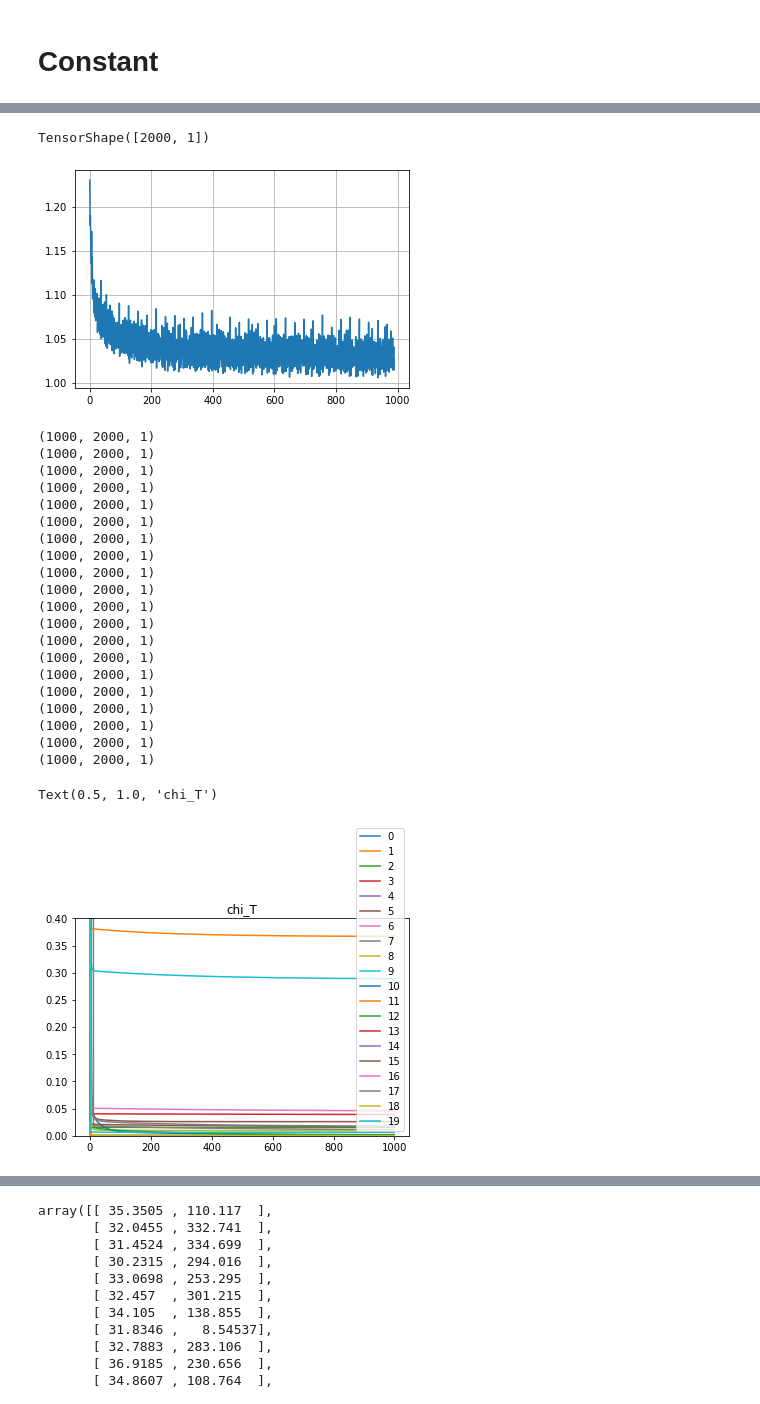
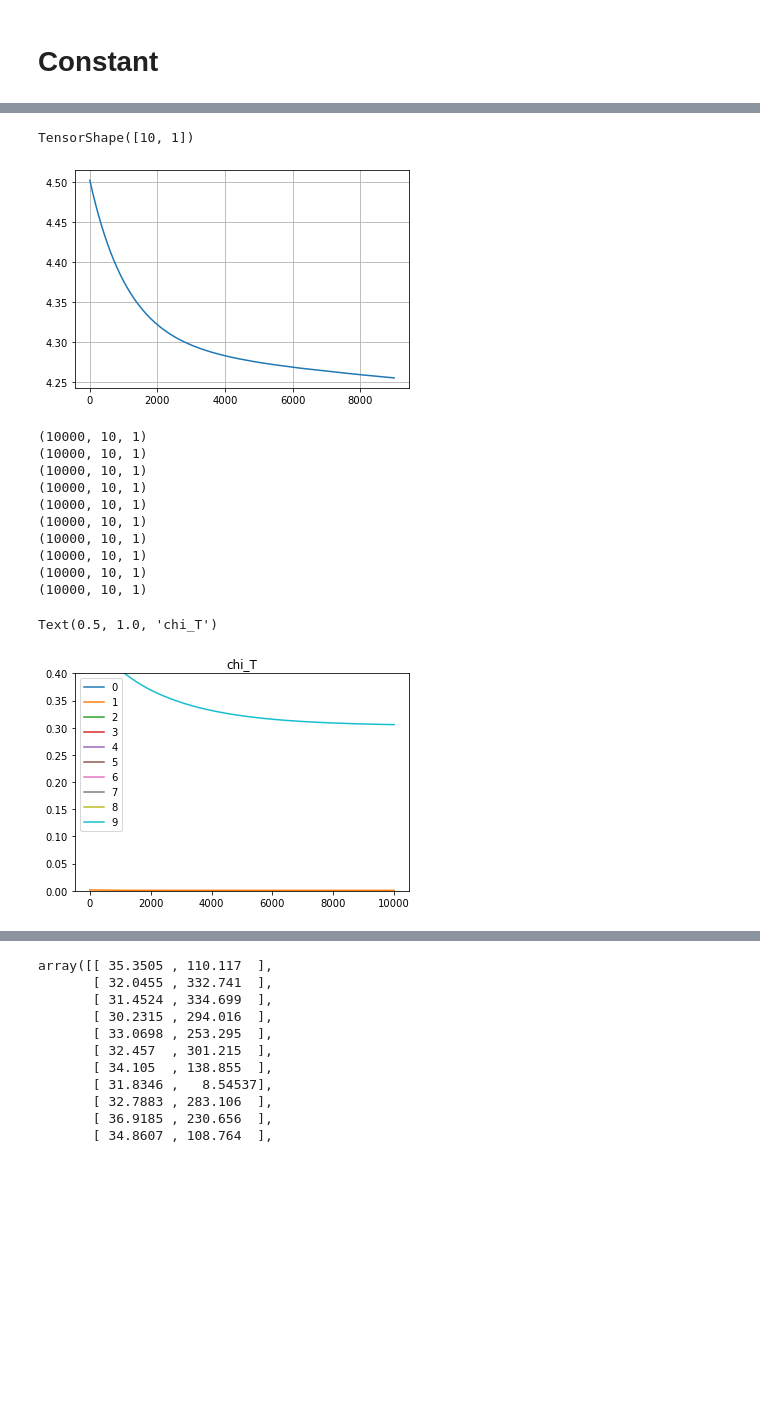
Before and after one commit to fitagdinov/Telescope_Array, a Jupyter notebook: Parameters_all/Notebooks/rewrite_reconstruction.ipynb, the cells around one changed output, grey strips where cells are left out. Drawn from its saved outputs; the diff is of its cells as text; code cells hidden in the pictures; blank space fills up the shorter version.

```diff
--- a/Parameters_all/Notebooks/rewrite_reconstruction.ipynb
+++ b/Parameters_all/Notebooks/rewrite_reconstruction.ipynb
@@ -369,11 +371,12 @@ class Reconstruction():
     def chi2L(self,S_X,s_prof):
         mask=self.mask
         s_fit = self.expand_dims(S_X)*s_prof*mask
+#         print('SX',self.expand_dims(S_X),'\ns_prof',s_prof[:,:,:,0],'\n sift',s_fit[:,:,:,0])
         qs=self.signal
-#         print('signal',(s_fit)[9])
         s_sigma2 = ( 2*qs/self.DET_AREA + tf.math.pow( 0.15*qs, 2 ) + 1e-6 )
-        maskL2 = tf.where(s_fit>4.0,mask,0)
+        maskL2 = tf.where(qs>4.0,mask,0)
         S=S_X
+#         print(s_fit[:,:,:,0],qs[:,:,:,0])
         chi2L2=tf.reduce_sum((qs - s_fit)*(qs - s_fit)/s_sigma2*maskL2,axis=(1,2))
         maskL3 = tf.where(s_fit<4.0,mask,0)
 #         chi2L3 = -tf.reduce_sum(0.4*self.logPua(S*self.DET_AREA, s_fit*self.DET_AREA)*maskL3,axis=(1,2))
@@ -394,9 +397,11 @@ class Reconstruction():
         phi=tf.expand_dims(self.phi,-1)
         core = self.core
         courve= self.courve
-        S_X = self.S_X # tf.math.log(
-        # ыделать через salf
+        S_X = self.S_X
+#         print(S_X)
         params=tf.concat([t0,theta,phi,courve,core,S_X],axis=1)
+
+
         params_list=[]
         params_list.append(params)
         for i in range(iterats):
@@ -420,12 +425,12 @@ class Reconstruction():
                 t_sigma2=(t0_err*t0_err + td*td) * t_err_res
                 time_reco = t_place +td
                 chi_T=tf.reduce_sum(tf.math.pow((time_reco-self.real_time)*self.mask,2)/t_sigma2,axis=(1,2))
-                chi_L=self.chi2L(S_X,LDF) #tf.math.log(
+                chi_L=self.chi2L(S_X,LDF)
                 chi = chi_T +chi_L
-                print(tf.reduce_mean(chi_L),tf.reduce_mean(S_X))
+                print(tf.reduce_mean(chi_L),tf.reduce_mean(S_X),end='\n')
                 chi_list.append(chi)
                 grad=gr.gradient(chi,params)
-#                 print(grad)
+#                 print('grad',grad)
                 params=params-alpha*grad
                 # updating
                 self.t0=params[:,0:1]
@@ -437,10 +442,10 @@ class Reconstruction():
                 params_list.append(params)
         return np.array(chi_list),np.array(params_list)
 # %%
-rec = Reconstruction(data[:20],tf.float32)
+rec = Reconstruction(data[:10],tf.float32)
 # det=rec.detectors_init()
 # core=rec.core_()
 # sol = rec.place_sol()
 # sol
-chi,params=rec.optimization(1000,alpha=0.1)
+chi,params=rec.optimization(1000,alpha=0.0001)
 # %% [output]
@@ -465,40 +470,30 @@ tf.Tensor(0.61743385, shape=(), dtype=float32) tf.Tensor(-418.26993, shape=(), d
 rec.theta.shape
 # data[:2000].shape
 # %% [output]
-TensorShape([2000, 1])
+TensorShape([10, 1])
 # %%
-plt.plot(tf.reduce_mean(chi[10:,:,0],axis=1))
+plt.plot(tf.reduce_mean(chi[1000:,:,0],axis=1))
 plt.grid()
 # %% [output]
-[figure, old version]
+[figure, new version]
 # %%
-for i in range(20):
+for i in range(10):
     print(np.array(chi).shape)
     plt.plot(chi[:,i,0],label=str(i))
     plt.ylim(0,0.4)
 plt.legend()
 plt.title('chi_T')
 # %% [output]
-(1000, 2000, 1)
-(1000, 2000, 1)
-(1000, 2000, 1)
-(1000, 2000, 1)
-(1000, 2000, 1)
-(1000, 2000, 1)
-(1000, 2000, 1)
-(1000, 2000, 1)
-(1000, 2000, 1)
-(1000, 2000, 1)
-(1000, 2000, 1)
-(1000, 2000, 1)
-(1000, 2000, 1)
-(1000, 2000, 1)
-(1000, 2000, 1)
-(1000, 2000, 1)
-(1000, 2000, 1)
-(1000, 2000, 1)
-(1000, 2000, 1)
-(1000, 2000, 1)
+(10000, 10, 1)
+(10000, 10, 1)
+(10000, 10, 1)
+(10000, 10, 1)
+(10000, 10, 1)
+(10000, 10, 1)
+(10000, 10, 1)
+(10000, 10, 1)
+(10000, 10, 1)
+(10000, 10, 1)
 Text(0.5, 1.0, 'chi_T')
-[figure, old version]
+[figure, new version]
 # %%
```
Also changed, not shown: parts of 9 cells of this notebook, 1 other file.
